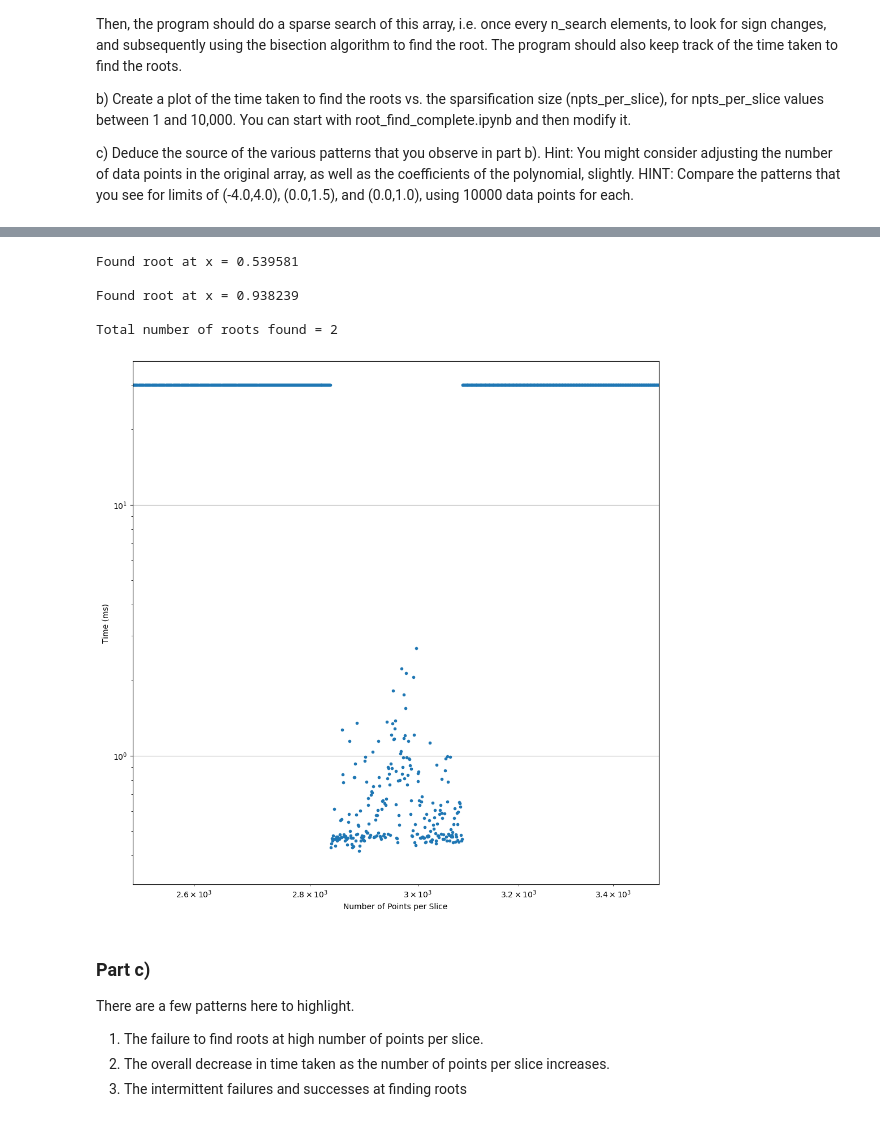
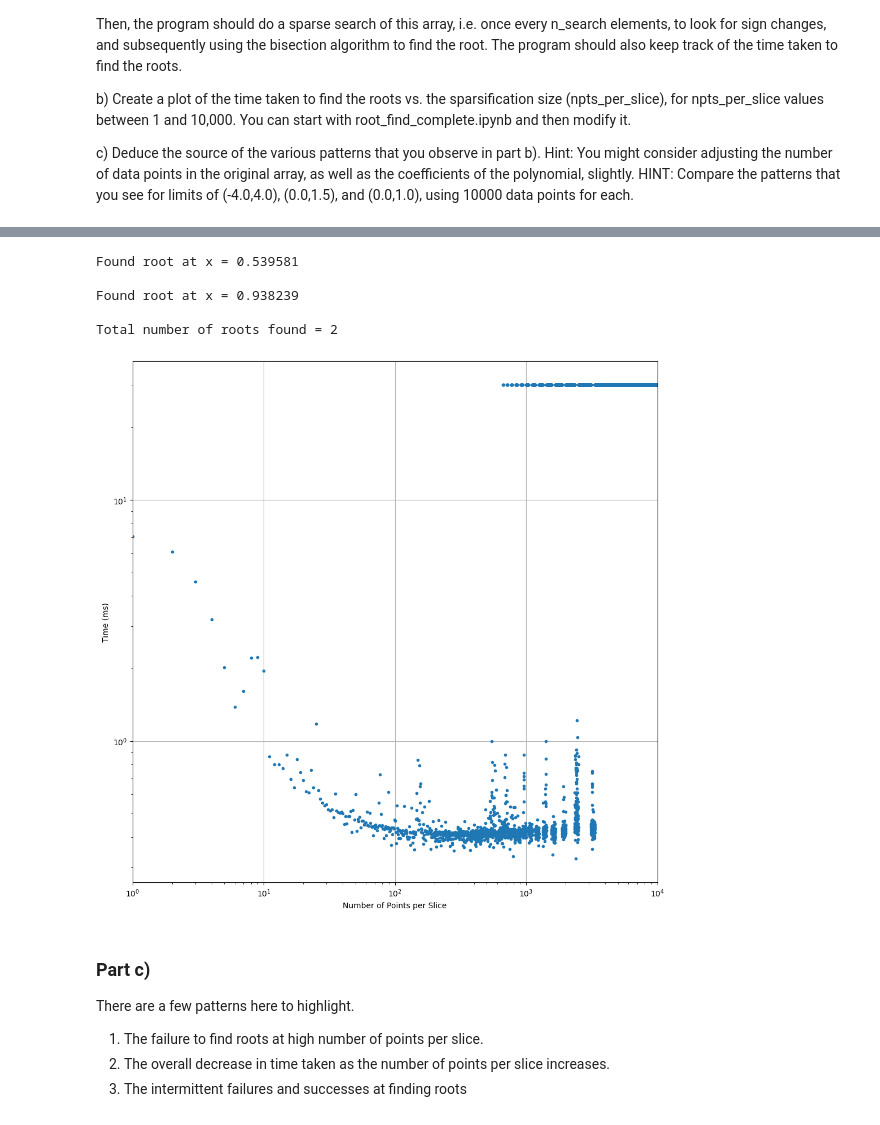
Before and after one commit to jakeb245/phys421, a Jupyter notebook: AssignmentTemplates/Assignment1_Template.ipynb, the cells around one changed output, grey strips where cells are left out. Drawn from its saved outputs; the diff is of its cells as text; code cells hidden in the pictures.

```diff
--- a/AssignmentTemplates/Assignment1_Template.ipynb
+++ b/AssignmentTemplates/Assignment1_Template.ipynb
@@ -22,8 +22,9 @@ import time
 def generator_function(x,*par):
     return par[0]+par[1]*x+par[2]*x*x+par[3]*x*x*x+par[4]*x*x*x*x
 
-xl = -4.0
-xh = 4.0
+# Adjusted because there are no roots outside of this range
+xl = 0.0
+xh = 1.0
 
 npoints = 10000
 dx = (xh-xl)/npoints
@@ -117,4 +118,18 @@ print ("Total number of roots found = %d\n" % nroots_found)
 end = time.time()
 print("Total time = ",(end - start))
 time_ejb = (end-start)
+
+# Generate the figure and the axes
+fig, axs = plt.subplots(nrows=1, ncols=1, figsize=(9,9))
+
+xval = np.arange(xl,xh,dx)
+yval = generator_function(xval,*par)
+
+# On the first axis, plot the sine and label the ordinate
+axs.plot(xval,yval)
+axs.scatter(xroots,yroots)
+axs.set_ylabel('Y Value')
+axs.set_xlabel('X Value')
+axs.axhline()
+plt.show()
 # %% [output]
@@ -204,35 +220,35 @@ for npts_per_slice in range(1,int(npoints)):
     if (npts_per_slice == 1):
         print ("Total number of roots found = %d\n" % nroots_found)
 
     xstep.append(nslice)
     xstep2.append(npts_per_slice)
 
     end = time.time()
 
     if (nroots_found == nroots_expected):
         ystep.append(1000.0*(end-start))
     else:
         ystep.append(30)
 
 # Generate the figure and the axes
 fig, axs = plt.subplots(nrows=1, ncols=1, figsize=(12,12))
 
 plt.yscale('log')
 plt.xscale('log')
 axs.plot(xstep2,ystep,'.')
 axs.set_ylabel('Time (ms)')
 axs.set_xlabel('Number of Points per Slice')
 axs.axhline()
 plt.grid(True)
-axs.set_xlim(2500,3500)
+axs.set_xlim(1,10000)
 plt.show()
 # %% [output]
 Found root at x = 0.539581
 
 Found root at x = 0.938239
 
 Total number of roots found = 2
-[figure, old version]
+[figure, new version]
 # %% [markdown]
 ### Part c)
 
```
Also changed, not shown: parts of 4 cells of this notebook.
